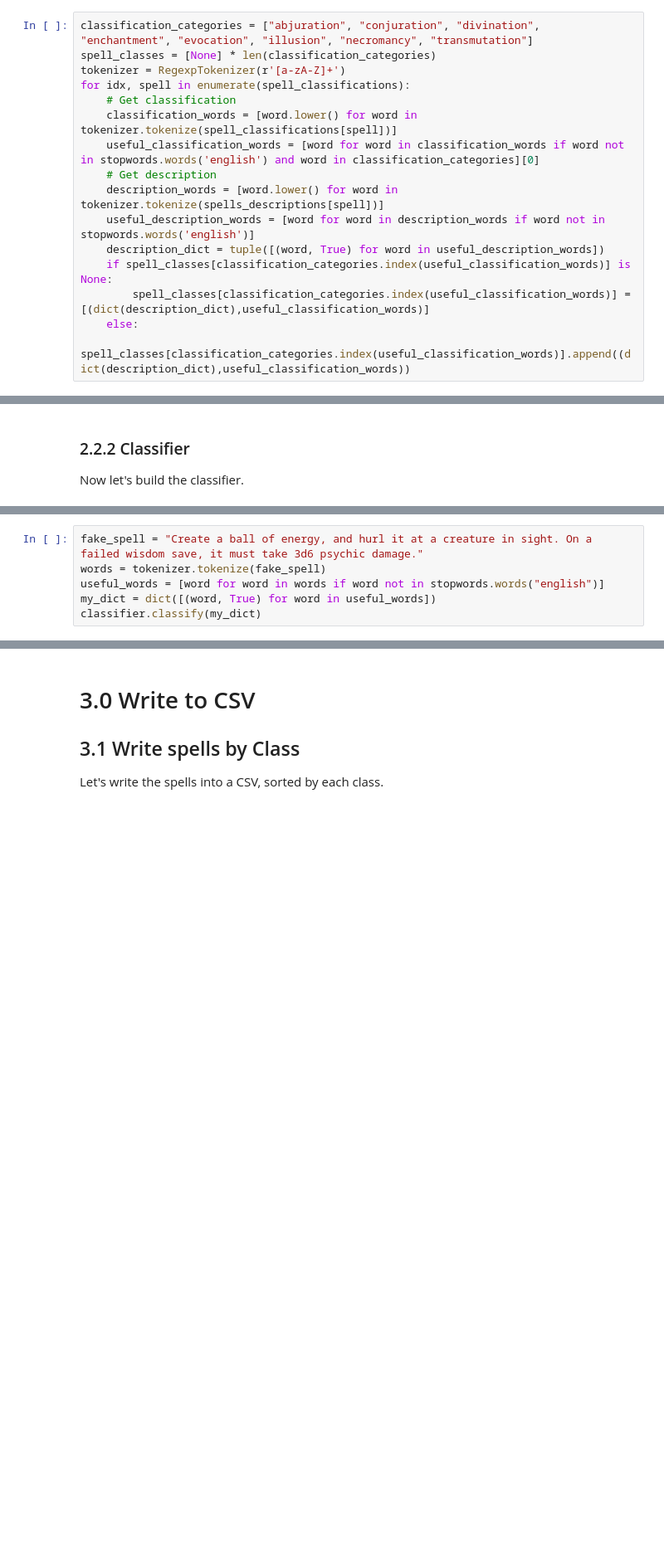
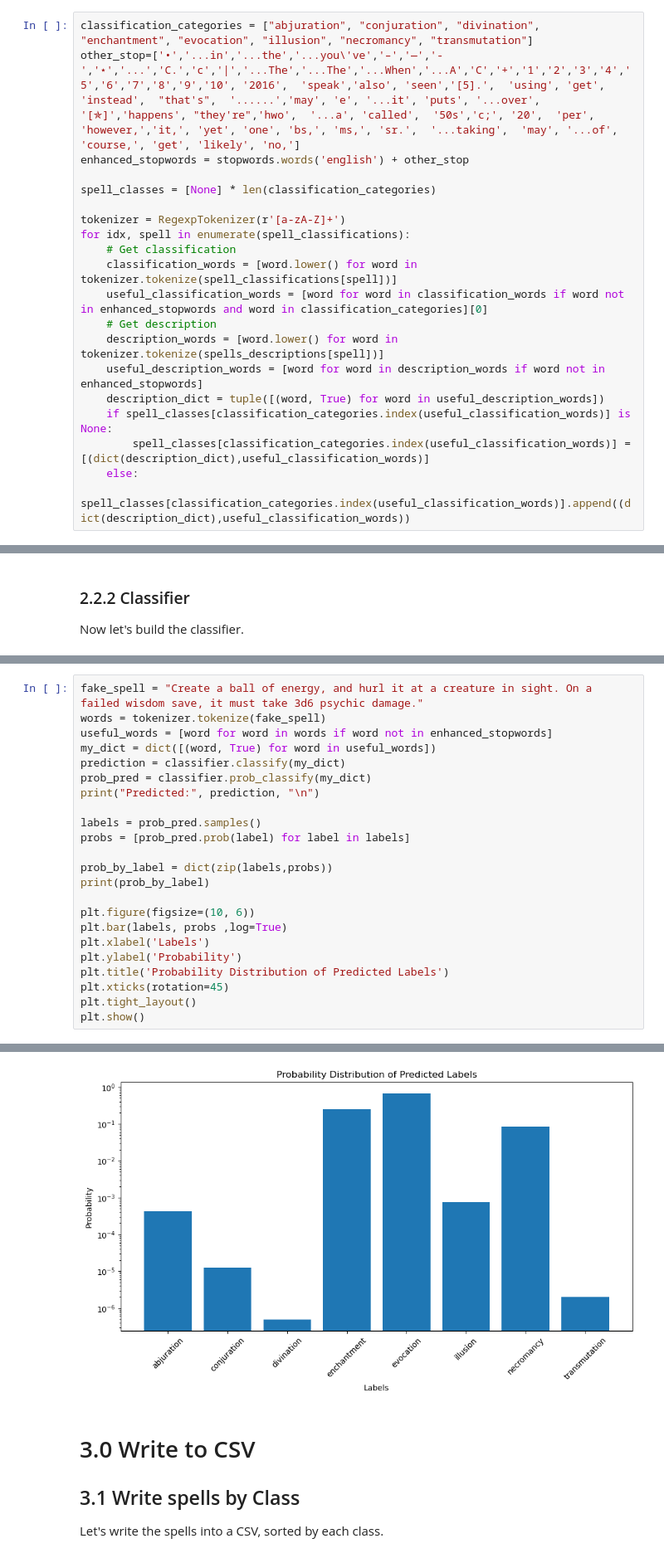
Before and after one commit to RoryThomas16/DND-Data-Scraper, a Jupyter notebook: DND Web Scraper.ipynb, the cells around one changed output, grey strips where cells are left out. Shown at 83% size. Saved outputs shown, nothing was run; the diff lists cells and outputs as text; blank space fills up the shorter version.

Commit message:
Added more stopwords and prediction for a fake spell description

```diff
--- a/DND Web Scraper.ipynb
+++ b/DND Web Scraper.ipynb
@@ -227,15 +228,19 @@ for idx, spells in enumerate(spell_page.keys()):
         break"""
 # %%
 classification_categories = ["abjuration", "conjuration", "divination", "enchantment", "evocation", "illusion", "necromancy", "transmutation"]
+other_stop=['•','...in','...the','...you\'ve','–','—','-','⋆','...','C.','c','|','...The','...The','...When','...A','C','+','1','2','3','4','5','6','7','8','9','10', '2016',  'speak','also', 'seen','[5].',  'using', 'get',  'instead',  "that's",  '......','may', 'e', '...it', 'puts', '...over', '[✯]','happens', "they're",'hwo',  '...a', 'called',  '50s','c;', '20',  'per', 'however,','it,', 'yet', 'one', 'bs,', 'ms,', 'sr.',  '...taking',  'may', '...of', 'course,', 'get', 'likely', 'no,']
+enhanced_stopwords = stopwords.words('english') + other_stop
+
 spell_classes = [None] * len(classification_categories)
+
 tokenizer = RegexpTokenizer(r'[a-zA-Z]+')
 for idx, spell in enumerate(spell_classifications):
     # Get classification
     classification_words = [word.lower() for word in tokenizer.tokenize(spell_classifications[spell])]
-    useful_classification_words = [word for word in classification_words if word not in stopwords.words('english') and word in classification_categories][0]
+    useful_classification_words = [word for word in classification_words if word not in enhanced_stopwords and word in classification_categories][0]
     # Get description
     description_words = [word.lower() for word in tokenizer.tokenize(spells_descriptions[spell])]
-    useful_description_words = [word for word in description_words if word not in stopwords.words('english')]
+    useful_description_words = [word for word in description_words if word not in enhanced_stopwords]
     description_dict = tuple([(word, True) for word in useful_description_words])
     if spell_classes[classification_categories.index(useful_classification_words)] is None:
         spell_classes[classification_categories.index(useful_classification_words)] = [(dict(description_dict),useful_classification_words)]
@@ -292,7 +315,24 @@ print(accuracy * 100)
 # %%
 fake_spell = "Create a ball of energy, and hurl it at a creature in sight. On a failed wisdom save, it must take 3d6 psychic damage."
 words = tokenizer.tokenize(fake_spell)
-useful_words = [word for word in words if word not in stopwords.words("english")]
+useful_words = [word for word in words if word not in enhanced_stopwords]
 my_dict = dict([(word, True) for word in useful_words])
-classifier.classify(my_dict)
+prediction = classifier.classify(my_dict)
+prob_pred = classifier.prob_classify(my_dict)
+print("Predicted:", prediction, "\n")
+
+labels = prob_pred.samples()
+probs = [prob_pred.prob(label) for label in labels]
+
+prob_by_label = dict(zip(labels,probs))
+print(prob_by_label)
+
+plt.figure(figsize=(10, 6))
+plt.bar(labels, probs ,log=True)
+plt.xlabel('Labels')
+plt.ylabel('Probability')
+plt.title('Probability Distribution of Predicted Labels')
+plt.xticks(rotation=45)
+plt.tight_layout()
+plt.show()
 # %% [output]
@@ -300,3 +342,4 @@ classifier.classify(my_dict)
+[figure, added]
 # %% [markdown]
 # 3.0 Write to CSV
 ## 3.1 Write spells by Class
```
Also changed, not shown: parts of 6 cells of this notebook.
